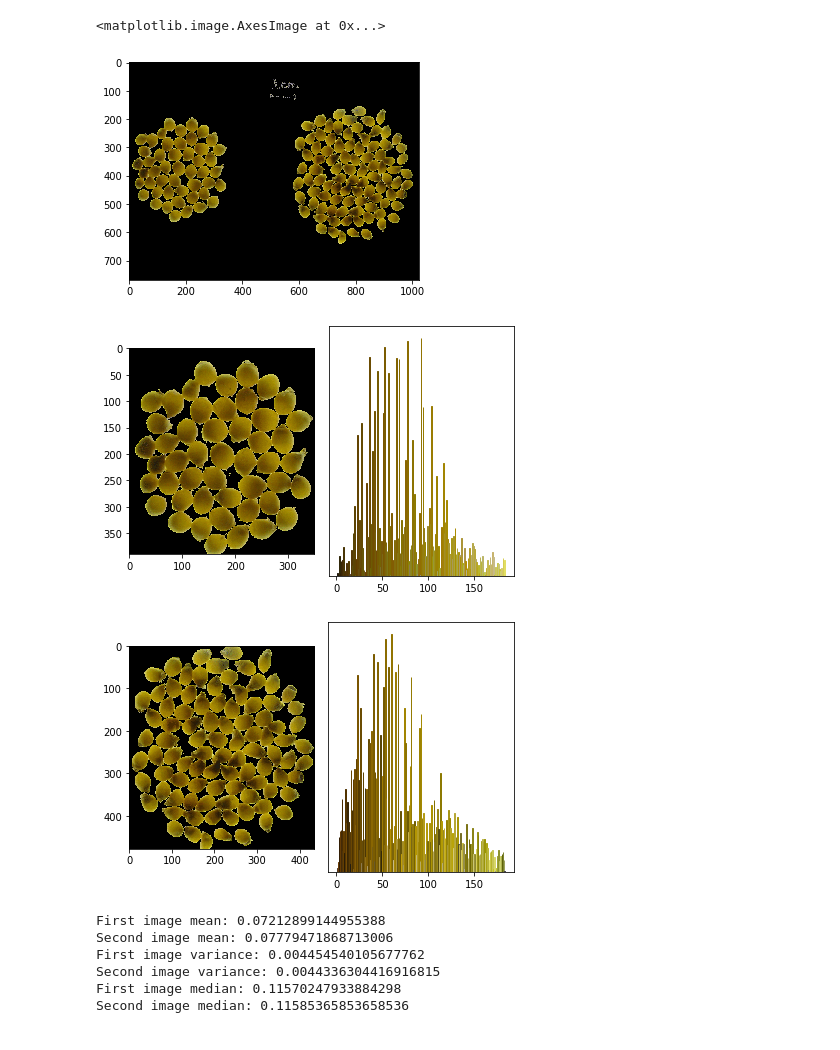
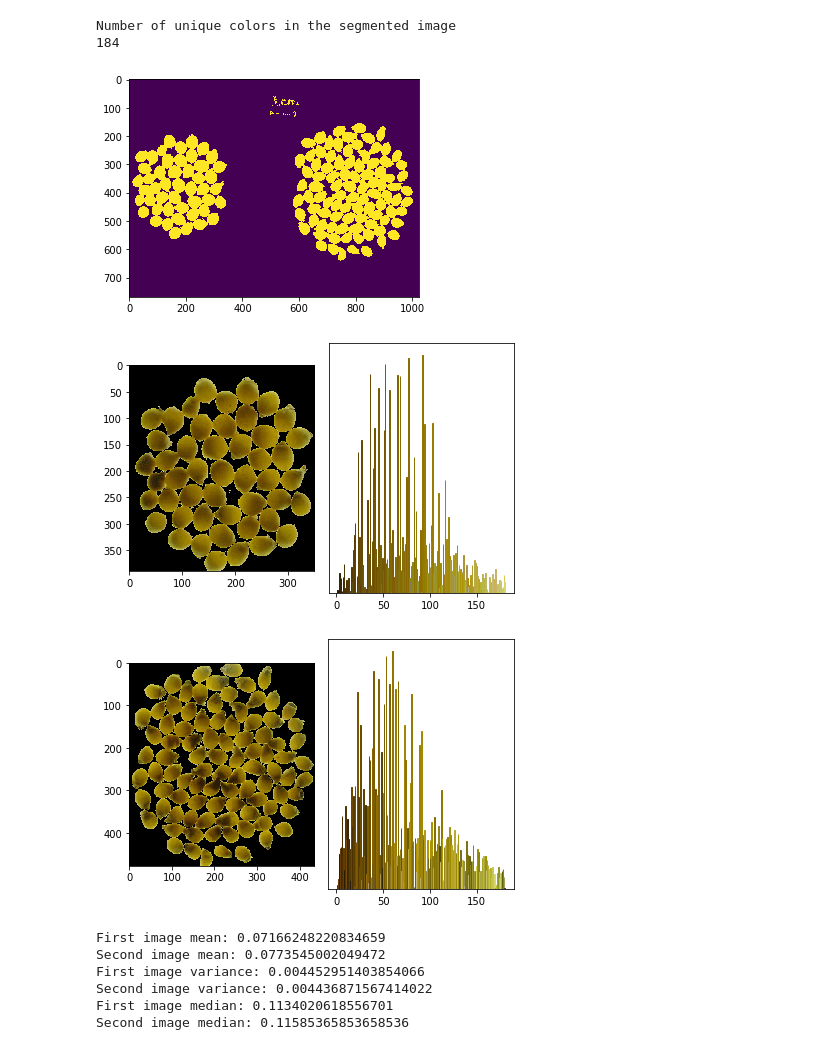
Before and after one commit to alejopages/KernelPheno, a Jupyter notebook: test_scripts/kernelPiles/PileRating.ipynb, the cells around one changed output. Cells and saved outputs as stored; diff of their text form; code cells hidden in the pictures.

```diff
--- a/test_scripts/kernelPiles/PileRating.ipynb
+++ b/test_scripts/kernelPiles/PileRating.ipynb
@@ -14,21 +24,24 @@ import matplotlib.pyplot as plt
 # %%
 image = imread('kernels1-256.png')
-segged = segment(image)
+segged, filt = segment(image, return_filter=True)
 
 image1 = Image.fromarray(segged)
-plt.imshow(np.asarray(image1))
+plt.imshow(segged)
+
+print("Number of unique colors in the segmented image")
+image_array = np.asarray(segged)
+image_flat = image_array.reshape((image_array.shape[0]* image_array.shape[1], image_array.shape[2]))
+print(len(np.unique(image_flat, axis=0)))
 # %% [output]
-<matplotlib.image.AxesImage at 0x...>
+Number of unique colors in the segmented image
+184
-[figure, old version]
+[figure, new version]
 # %%
 cropped1 = image1.crop((0,170,350,560))
+filter1 = filt[170:560, :350]
 colors1 = cropped1.getcolors(256)
 colors1.sort(key=lambda x: x[1][0])
-def hexencode(rgb):
-    r=rgb[0]
-    g=rgb[1]
-    b=rgb[2]
-    return '#%02x%02x%02x' % (r,g,b)
+
 fig, ax = plt.subplots(ncols=2, subplot_kw = {'autoscaley_on':True})
 ax[0].imshow(np.asarray(cropped1))
 ax[1].get_yaxis().set_visible(False)
@@ -39,18 +52,13 @@ for idx, c in enumerate(colors1):
 plt.tight_layout()
 plt.show()
 # %% [output]
-[figure, old version]
+[figure, new version]
 # %%
 cropped2 = image1.crop((572,158, 1007, 635))
+filter2 = filt[158:635, 572:1007]
 colors2 = cropped2.getcolors(256)
 
 colors2.sort(key=lambda x: colorsys.rgb_to_hsv(*x[1])[0])
-
-def hexencode(rgb):
-    r=rgb[0]
-    g=rgb[1]
-    b=rgb[2]
-    return '#%02x%02x%02x' % (r,g,b)
 
 fig, ax = plt.subplots(ncols=2, subplot_kw = {'autoscaley_on':True})
 ax[0].imshow(np.asarray(cropped2))
@@ -62,7 +70,7 @@ for idx, c in enumerate(colors2):
 plt.tight_layout()
 plt.show()
 # %% [output]
-[figure, old version]
+[figure, new version]
 # %%
 sum1, sum2 = 0, 0
 count1, count2 = 0, 0
@@ -86,9 +94,9 @@ print("Second image variance: " + str(var2))
 print("First image median: " + str(med1))
 print("Second image median: " + str(med2))
 # %% [output]
-First image mean: 0.07212899144955388
-Second image mean: 0.07779471868713006
-First image variance: 0.004454540105677762
-Second image variance: 0.0044336304416916815
-First image median: 0.11570247933884298
+First image mean: 0.07166248220834659
+Second image mean: 0.0773545002049472
+First image variance: 0.004452951403854066
+Second image variance: 0.004436871567414022
+First image median: 0.1134020618556701
 Second image median: 0.11585365853658536
```
Also changed, not shown: parts of 12 cells of this notebook, 1 other file.
